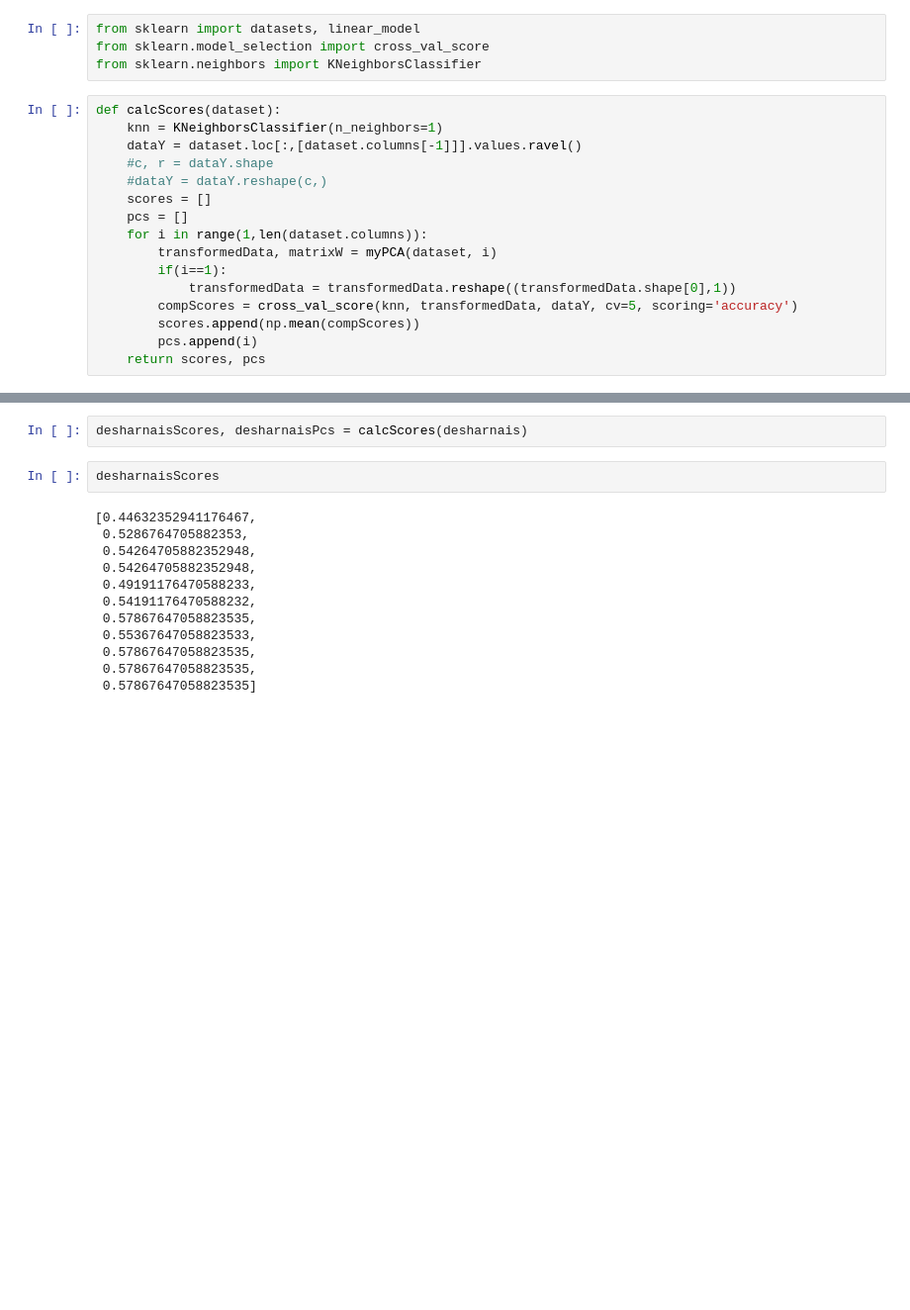
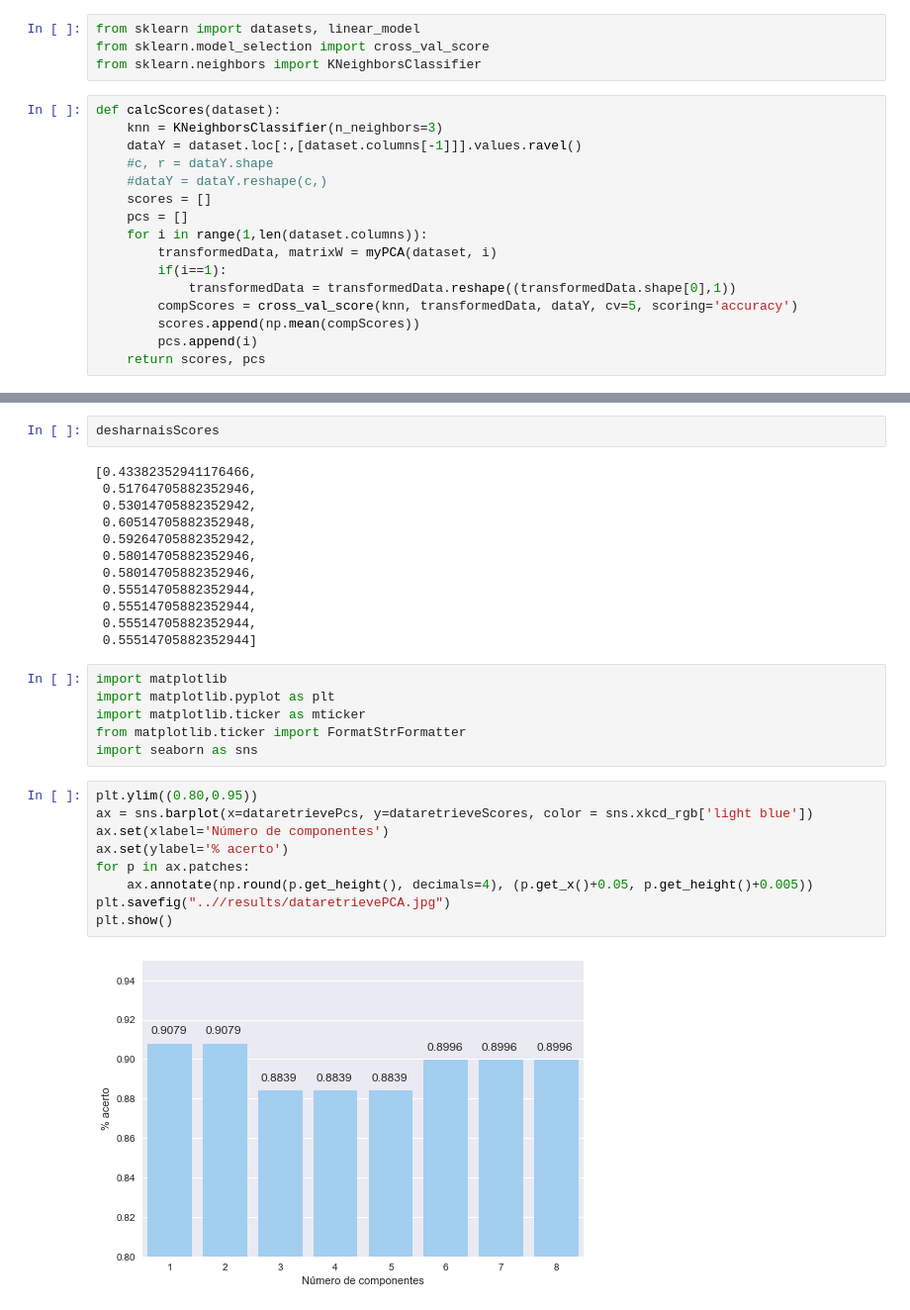
Before and after one commit to ajgan/MachineLearning-List03, a Jupyter notebook: pca-lda/PCA-LDA.ipynb, the cells around one changed output, grey strips where cells are left out. Shown: that part at 99% size. Saved outputs shown, nothing was run; the diff lists cells and outputs as text; blank space fills up the shorter version.

```diff
--- a/pca-lda/PCA-LDA.ipynb
+++ b/pca-lda/PCA-LDA.ipynb
@@ -60,7 +66,7 @@ from sklearn.model_selection import cross_val_score
 from sklearn.neighbors import KNeighborsClassifier
 # %%
 def calcScores(dataset):
-    knn = KNeighborsClassifier(n_neighbors=1)
+    knn = KNeighborsClassifier(n_neighbors=3)
     dataY = dataset.loc[:,[dataset.columns[-1]]].values.ravel()
     #c, r = dataY.shape
     #dataY = dataY.reshape(c,)
@@ -90,16 +100,31 @@ dataretrieveScores
-# %%
-desharnaisScores, desharnaisPcs = calcScores(desharnais)
 # %%
 desharnaisScores
 # %% [output]
-[0.44632352941176467,
- 0.5286764705882353,
- 0.54264705882352948,
- 0.54264705882352948,
- 0.49191176470588233,
- 0.54191176470588232,
- 0.57867647058823535,
- 0.55367647058823533,
- 0.57867647058823535,
- 0.57867647058823535,
- 0.57867647058823535]
+[0.43382352941176466,
+ 0.51764705882352946,
+ 0.53014705882352942,
+ 0.60514705882352948,
+ 0.59264705882352942,
+ 0.58014705882352946,
+ 0.58014705882352946,
+ 0.55514705882352944,
+ 0.55514705882352944,
+ 0.55514705882352944,
+ 0.55514705882352944]
+# %%
+import matplotlib
+import matplotlib.pyplot as plt
+import matplotlib.ticker as mticker
+from matplotlib.ticker import FormatStrFormatter
+import seaborn as sns
+# %%
+plt.ylim((0.80,0.95))
+ax = sns.barplot(x=dataretrievePcs, y=dataretrieveScores, color = sns.xkcd_rgb['light blue'])
+ax.set(xlabel='Número de componentes')
+ax.set(ylabel='% acerto')
+for p in ax.patches:
+    ax.annotate(np.round(p.get_height(), decimals=4), (p.get_x()+0.05, p.get_height()+0.005))
+plt.savefig("..//results/dataretrievePCA.jpg")
+plt.show()
+# %% [output]
+[figure, added]
```
Also changed, not shown: parts of 9 cells of this notebook, 1 other file.
